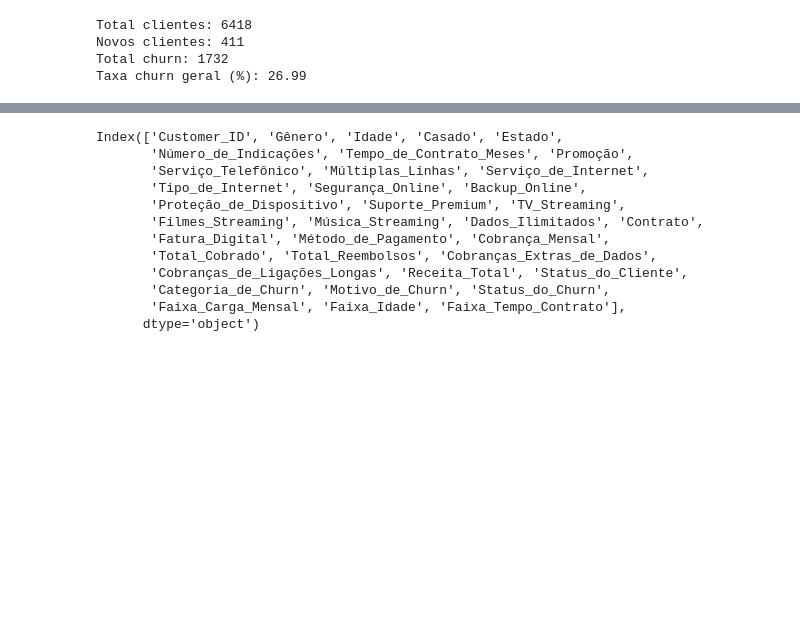
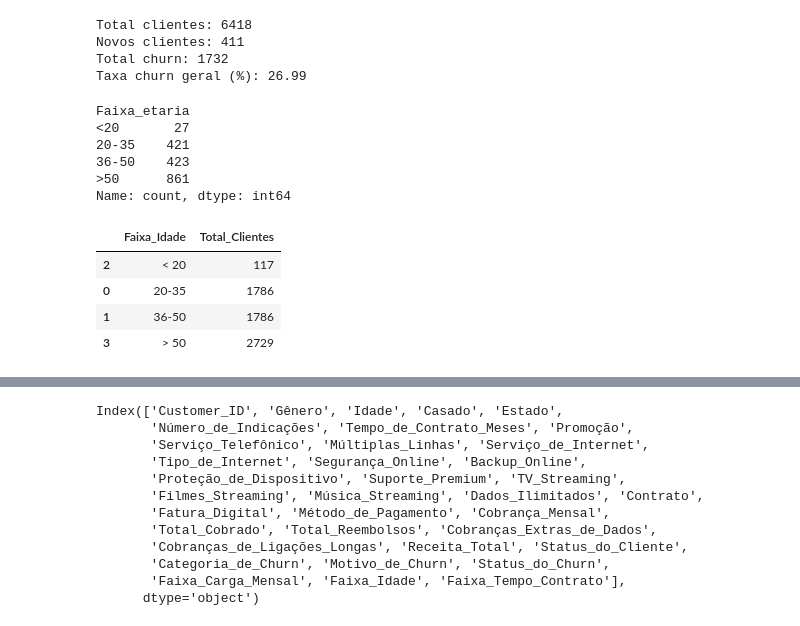
Before and after one commit to geovatatsuga/dashboard-e-previsao-churn, a Jupyter notebook: Projeto_de_Churn.ipynb, the cells around one changed output, grey strips where cells are left out. Saved outputs shown, nothing was run; the diff lists cells and outputs as text; code cells hidden in the pictures; blank space fills up the shorter version.

```diff
--- a/Projeto_de_Churn.ipynb
+++ b/Projeto_de_Churn.ipynb
@@ -246,3 +256,30 @@ Total clientes: 6418
 Novos clientes: 411
 Total churn: 1732
 Taxa churn geral (%): 26.99
+# %%
+import pandas as pd
+
+# Filtrar apenas clientes que sofreram Churn (Status_do_Churn == 1)
+df_churn = df[df['Status_do_Churn'] == 1].copy()
+
+# Definir os intervalos e rótulos das faixas etárias
+bins = [0, 20, 36, 51, 130]  # 130 como idade máxima para abranger todos os casos
+labels = ['<20', '20-35', '36-50', '>50']
+
+# Criar a coluna de faixa etária no DataFrame filtrado
+df_churn['Faixa_etaria'] = pd.cut(df_churn['Idade'],
+                                  bins=bins,
+                                  labels=labels,
+                                  right=False)  # Intervalo fechado à esquerda
+
+# Contar as ocorrências de cada faixa etária
+ttidade = df_churn['Faixa_etaria'].value_counts().sort_index()
+
+print(ttidade)
+# %% [output]
+Faixa_etaria
+<20       27
+20-35    421
+36-50    423
+>50      861
+Name: count, dtype: int64
@@ -273,3 +328,11 @@ taxa_churn_grupo_idade = taxa_churn_grupo_idade.sort_index().round(2)
+# %%
+total_cliente_grupo_idade
+# %% [output]
+|  | Faixa_Idade | Total_Clientes |
+| 2 | < 20 | 117 |
+| 0 | 20-35 | 1786 |
+| 1 | 36-50 | 1786 |
+| 3 | > 50 | 2729 |
 # %%
 # Definir a ordem correta das faixas de tempo contratado (somente em Meses)
 ordem_correta = ['< 6 Meses', '6-12 Meses', '12-18 Meses', '18-24 Meses', '>= 24 Meses']
```
Also changed, not shown: parts of 17 cells of this notebook.
